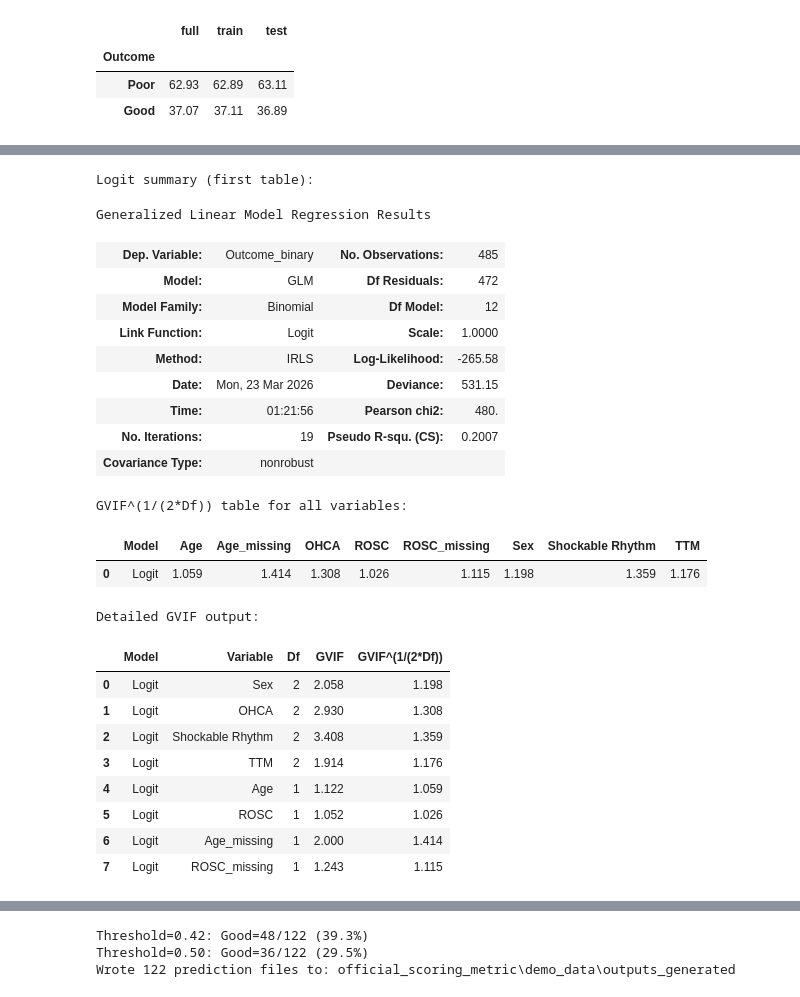
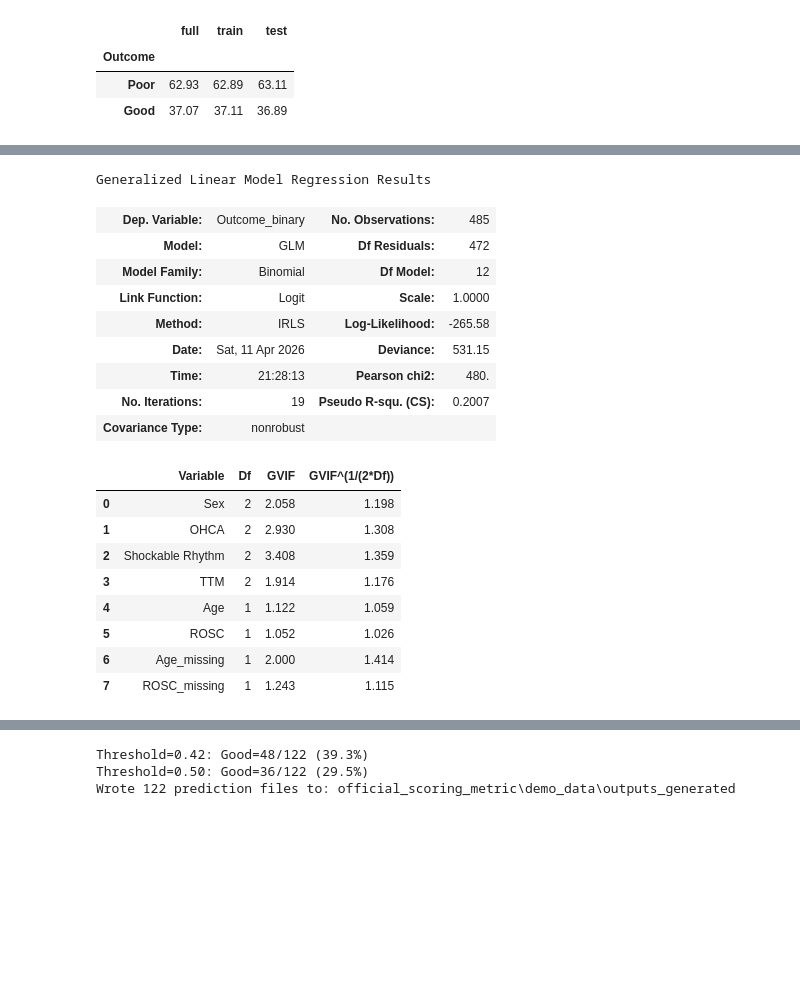
Before and after one commit to Vilnius-Kosice-joint-project-2026/predicting-neurological-recovery, a Jupyter notebook: metadata_model.ipynb, the cells around one changed output, grey strips where cells are left out. Drawn from its saved outputs; the diff is of its cells as text; code cells hidden in the pictures; blank space fills up the shorter version.

```diff
--- a/metadata_model.ipynb
+++ b/metadata_model.ipynb
@@ -12,13 +15,4 @@ from sklearn.model_selection import train_test_split
 # %%
-def find_txt_files(training_root_path: Path) -> list[Path]:
-    """Find all .txt files recursively under the training folder.
-    Args:
-            training_root_path: Root path for the training data directory.
-    Returns:
-            A sorted list of .txt file paths.
-    """
-    return sorted(training_root_path.rglob("*.txt"))
-
 def parse_patient_txt_file(txt_file_path: Path) -> dict[str, str]:
     """Parse a patient text file of `Key: Value` rows.
     Args:
@@ -49,7 +43,7 @@ def build_training_dataframe(training_root_path: Path) -> pd.DataFrame:
             A DataFrame with one row per file and one column per text field.
     """
     records: list[dict[str, str]] = []
-    for txt_file_path in find_txt_files(training_root_path):
+    for txt_file_path in sorted(training_root_path.rglob("*.txt")):
         records.append(parse_patient_txt_file(txt_file_path))
     training_dataframe = pd.DataFrame.from_records(records)
     training_dataframe = normalize_string_missing_values(training_dataframe)
@@ -146,15 +140,10 @@ def prepare_modeling_features(
 training_root_path = Path("icare_data") / "training"
 training_dataframe = build_training_dataframe(training_root_path)
 # %%
-from sklearn.model_selection import train_test_split
-
-# Keep only rows with known outcome labels for a clean stratified split.
-split_df = training_dataframe.dropna(subset=["Outcome"]).copy()
-
 train_df, test_df = train_test_split(
-    split_df,
+    training_dataframe,
     test_size=0.2,
-    stratify=split_df["Outcome"],
+    stratify=training_dataframe["Outcome"],
     random_state=1234,
 )
 
@@ -163,7 +152,7 @@ print(f"Test rows: {len(test_df)}")
 
 split_distribution = pd.concat(
     {
-        "full": split_df["Outcome"].value_counts(normalize=True).mul(100).round(2),
+        "full": training_dataframe["Outcome"].value_counts(normalize=True).mul(100).round(2),
         "train": train_df["Outcome"].value_counts(normalize=True).mul(100).round(2),
         "test": test_df["Outcome"].value_counts(normalize=True).mul(100).round(2),
     },
@@ -268,18 +219,16 @@ logit_model = smf.glm(
     missing="raise",
 ).fit(maxiter=100, tol=1e-8)
 # %%
-print("\nLogit summary (first table):")
 display(logit_model.summary().tables[0])
 # %% [output]
-Logit summary (first table):
+Generalized Linear Model Regression Results
-Generalized Linear Model Regression Results
 | Dep. Variable: | Outcome_binary | No. Observations: | 485 |
 | Model: | GLM | Df Residuals: | 472 |
 | Model Family: | Binomial | Df Model: | 12 |
 | Link Function: | Logit | Scale: | 1.0000 |
 | Method: | IRLS | Log-Likelihood: | -265.58 |
-| Date: | Mon, 23 Mar 2026 | Deviance: | 531.15 |
-| Time: | 01:21:56 | Pearson chi2: | 480. |
+| Date: | Sat, 11 Apr 2026 | Deviance: | 531.15 |
+| Time: | 21:28:13 | Pearson chi2: | 480. |
 | No. Iterations: | 19 | Pseudo R-squ. (CS): | 0.2007 |
 | Covariance Type: | nonrobust |  |  |
 # %%
@@ -332,57 +281,41 @@ def compute_gvif_table(model_result, model_name: str) -> pd.DataFrame:
                     corr_matrix.loc[other_columns, other_columns].to_numpy()
                 )
                 gvif = (
                     np.nan
                     if sign_other <= 0
                     else np.exp(logdet_term + logdet_other - logdet_all)
                 )
             else:
                 gvif = np.exp(logdet_term - logdet_all)
 
         df_term = len(term_columns)
-        gvif_adjusted = np.nan if pd.isna(gvif) else gvif ** (1 / (2 * df_term))
+        gvif_adjusted = gvif ** (1 / (2 * df_term))
 
         rows.append(
             {
-                "Model": model_name,
                 "Variable": clean_term_name(term_name),
                 "Df": df_term,
                 "GVIF": gvif,
                 "GVIF^(1/(2*Df))": gvif_adjusted,
             }
         )
-
     return pd.DataFrame(rows)
 
 
 gvif_long = pd.concat(
     [compute_gvif_table(logit_model, "Logit")],
     ignore_index=True,
 )
 
-gvif_table = (
-    gvif_long.pivot(index="Model", columns="Variable", values="GVIF^(1/(2*Df))")
-    .reset_index()
-    .rename_axis(None, axis=1)
-)
-
-print("GVIF^(1/(2*Df)) table for all variables:")
-display(gvif_table.round(3))
-
-print("\nDetailed GVIF output:")
 display(gvif_long.round(3))
 # %% [output]
-GVIF^(1/(2*Df)) table for all variables:
-|  | Model | Age | Age_missing | OHCA | ROSC | ROSC_missing | Sex | Shockable Rhythm | TTM |
-| 0 | Logit | 1.059 | 1.414 | 1.308 | 1.026 | 1.115 | 1.198 | 1.359 | 1.176 |
+|  | Variable | Df | GVIF | GVIF^(1/(2*Df)) |
+| 0 | Sex | 2 | 2.058 | 1.198 |
+| 1 | OHCA | 2 | 2.930 | 1.308 |
+| 2 | Shockable Rhythm | 2 | 3.408 | 1.359 |
+| 3 | TTM | 2 | 1.914 | 1.176 |
+| 4 | Age | 1 | 1.122 | 1.059 |
+| 5 | ROSC | 1 | 1.052 | 1.026 |
+| 6 | Age_missing | 1 | 2.000 | 1.414 |
+| 7 | ROSC_missing | 1 | 1.243 | 1.115 |
-Detailed GVIF output:
-|  | Model | Variable | Df | GVIF | GVIF^(1/(2*Df)) |
-| 0 | Logit | Sex | 2 | 2.058 | 1.198 |
-| 1 | Logit | OHCA | 2 | 2.930 | 1.308 |
-| 2 | Logit | Shockable Rhythm | 2 | 3.408 | 1.359 |
-| 3 | Logit | TTM | 2 | 1.914 | 1.176 |
-| 4 | Logit | Age | 1 | 1.122 | 1.059 |
-| 5 | Logit | ROSC | 1 | 1.052 | 1.026 |
-| 6 | Logit | Age_missing | 1 | 2.000 | 1.414 |
-| 7 | Logit | ROSC_missing | 1 | 1.243 | 1.115 |
 # %%
```
Also changed, not shown: parts of 9 cells of this notebook, 6 other files.
